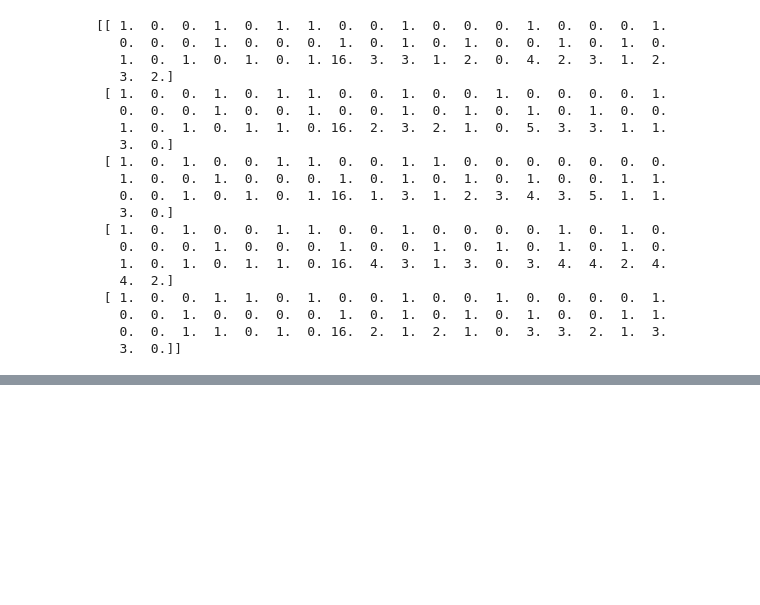
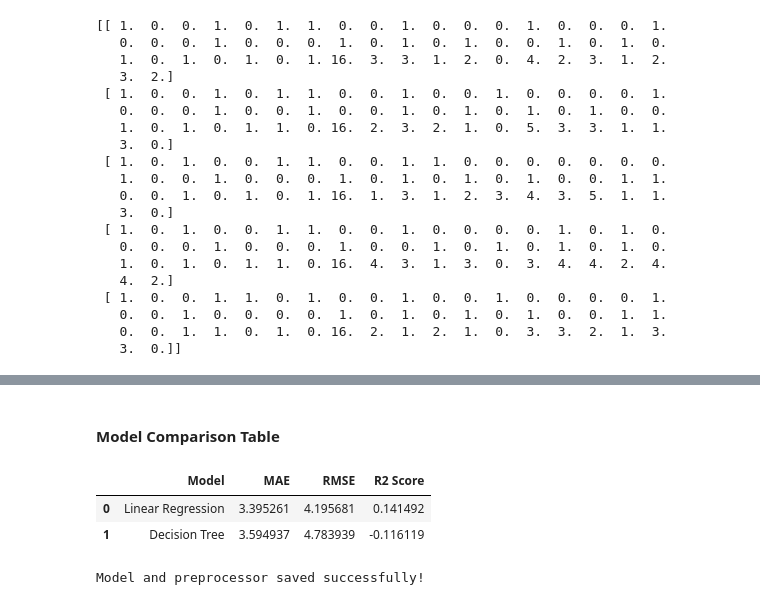
Before and after one commit to Seniha27/Student-Performance-Prediction, a Jupyter notebook: Student_Performance_Prediction.ipynb, the cells around one changed output, grey strips where cells are left out. Saved outputs shown, nothing was run; the diff lists cells and outputs as text; code cells hidden in the pictures; blank space fills up the shorter version.

Commit message:
Day 5: Model Building and Evaluation

```diff
--- a/Student_Performance_Prediction.ipynb
+++ b/Student_Performance_Prediction.ipynb
@@ -265,0 +289,8 @@ print(X_train_processed[:5])
+# %%
+#### Decision Tree
+
+from sklearn.tree import DecisionTreeRegressor
+
+dt_model = DecisionTreeRegressor(random_state=42)
+
+dt_model.fit(X_train_processed, y_train)
@@ -265,0 +299,12 @@ print(X_train_processed[:5])
+# %%
+# Linear Regression prediction
+lr_pred = lr_model.predict(X_test_processed)
+
+# Decision Tree prediction
+dt_pred = dt_model.predict(X_test_processed)
+
+print("Linear Regression Predictions:")
+print(lr_pred[:5])
+
+print("Decision Tree Predictions:")
+print(dt_pred[:5])
@@ -265,0 +343,33 @@ print(X_train_processed[:5])
+# %% [markdown]
+#### Model Comparison Table
+# %%
+results = pd.DataFrame({
+    'Model': ['Linear Regression', 'Decision Tree'],
+    'MAE': [
+        mean_absolute_error(y_test, lr_pred),
+        mean_absolute_error(y_test, dt_pred)
+    ],
+    'RMSE': [
+        np.sqrt(mean_squared_error(y_test, lr_pred)),
+        np.sqrt(mean_squared_error(y_test, dt_pred))
+    ],
+    'R2 Score': [
+        r2_score(y_test, lr_pred),
+        r2_score(y_test, dt_pred)
+    ]
+})
+
+results
+# %% [output]
+|  | Model | MAE | RMSE | R2 Score |
+| 0 | Linear Regression | 3.395261 | 4.195681 | 0.141492 |
+| 1 | Decision Tree | 3.594937 | 4.783939 | -0.116119 |
+# %%
+import joblib
+
+joblib.dump(lr_model, 'best_model.pkl')
+joblib.dump(preprocessor, 'preprocessor.pkl')
+
+print("Model and preprocessor saved successfully!")
+# %% [output]
+Model and preprocessor saved successfully!
```
Also changed, not shown: parts of 7 cells of this notebook, 2 other files.
